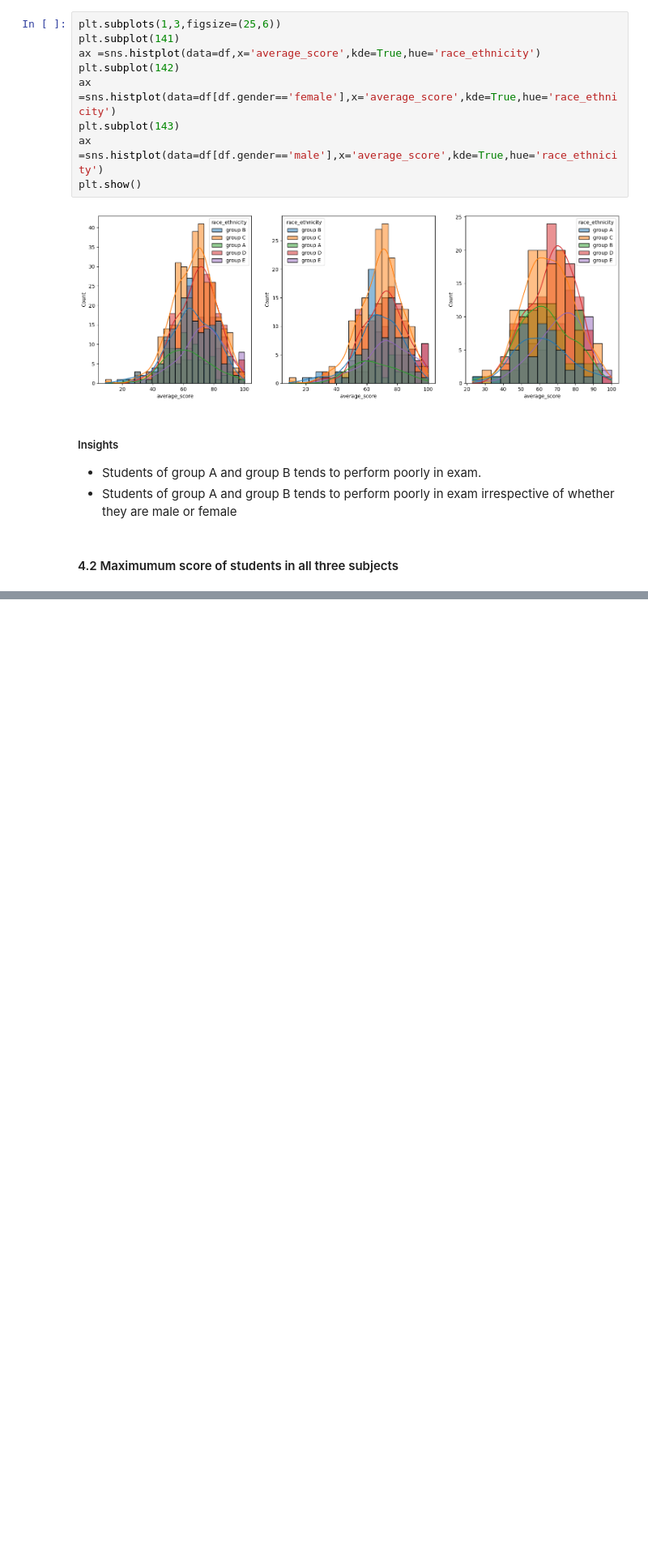
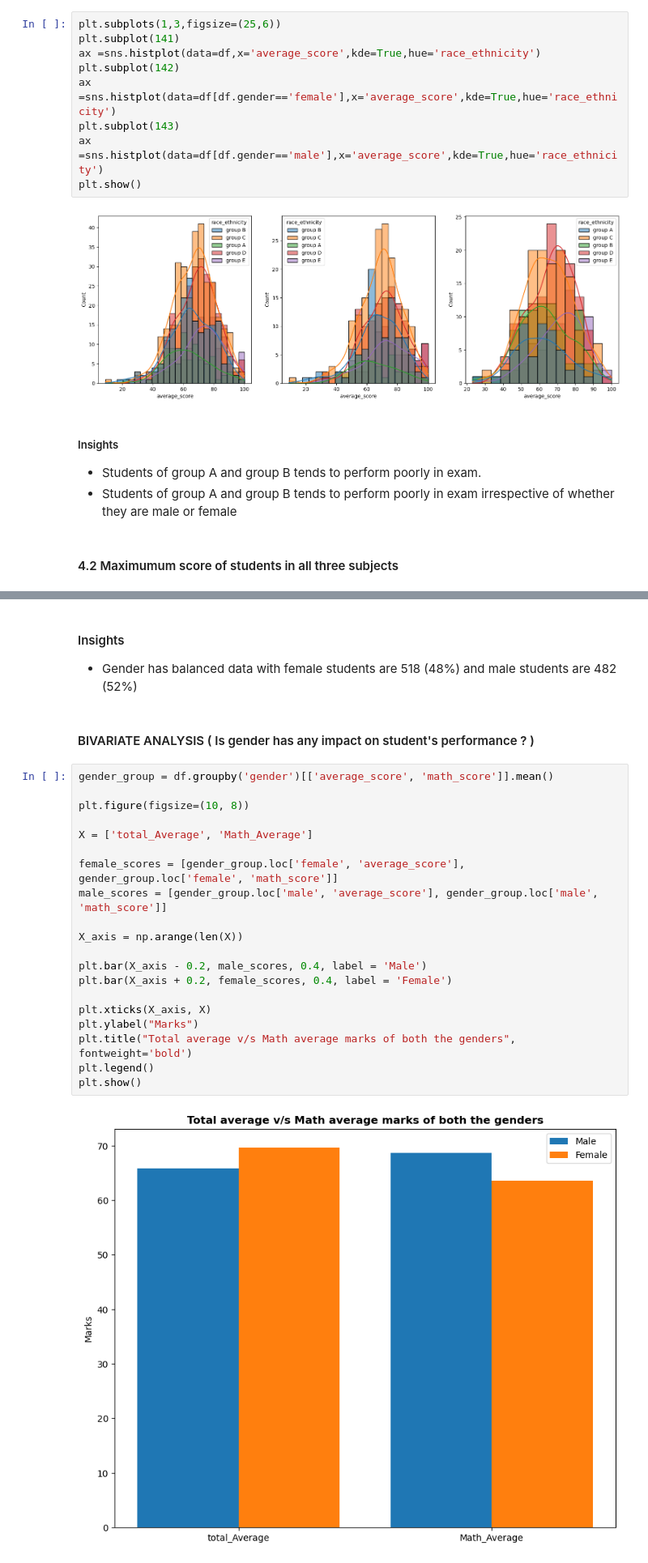
Before and after one commit to MustafaAkolawala/Performance-evaluation-system, a Jupyter notebook: notebooks/student_performance.ipynb, the cells around one changed output, grey strips where cells are left out. Shown at 81% size. Drawn from its saved outputs; the diff is of its cells as text; blank space fills up the shorter version.

```diff
--- a/notebooks/student_performance.ipynb
+++ b/notebooks/student_performance.ipynb
@@ -164,0 +267,27 @@ plt.show()
+# %% [markdown]
+#### Insights
+- Gender has balanced data with female students are 518 (48%) and male students are 482 (52%)
+# %% [markdown]
+#### BIVARIATE ANALYSIS ( Is gender has any impact on student's performance ? )
+# %%
+gender_group = df.groupby('gender')[['average_score', 'math_score']].mean()
+
+plt.figure(figsize=(10, 8))
+
+X = ['total_Average', 'Math_Average']
+
+female_scores = [gender_group.loc['female', 'average_score'], gender_group.loc['female', 'math_score']]
+male_scores = [gender_group.loc['male', 'average_score'], gender_group.loc['male', 'math_score']]
+
+X_axis = np.arange(len(X))
+
+plt.bar(X_axis - 0.2, male_scores, 0.4, label = 'Male')
+plt.bar(X_axis + 0.2, female_scores, 0.4, label = 'Female')
+
+plt.xticks(X_axis, X)
+plt.ylabel("Marks")
+plt.title("Total average v/s Math average marks of both the genders", fontweight='bold')
+plt.legend()
+plt.show()
+# %% [output]
+[figure, added]
```
Also changed, not shown: parts of 8 cells of this notebook, 1 other file.
